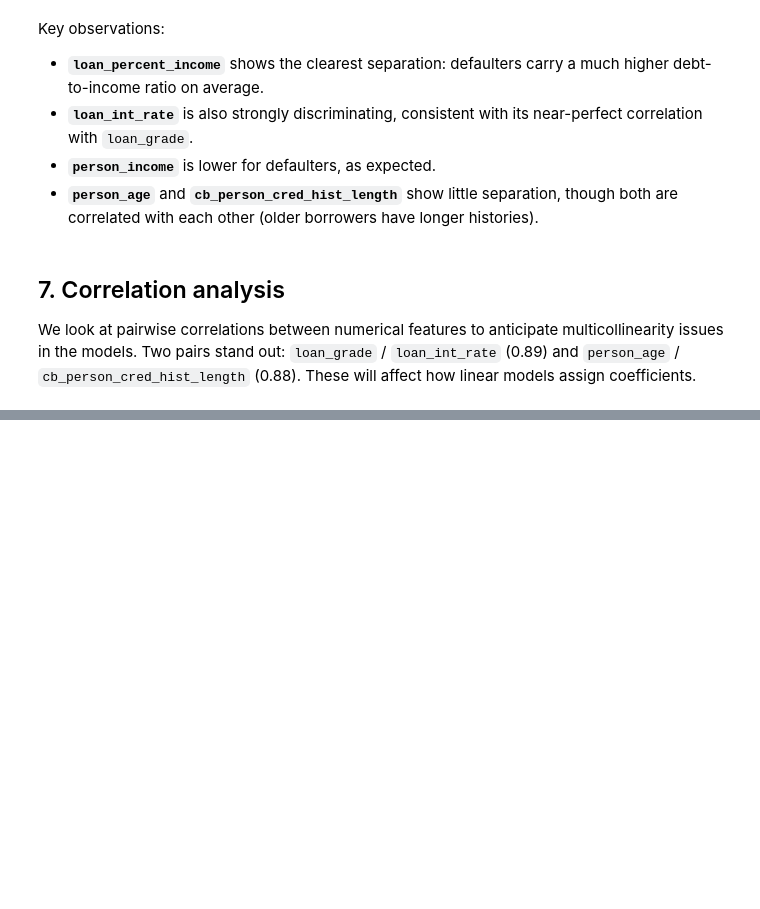
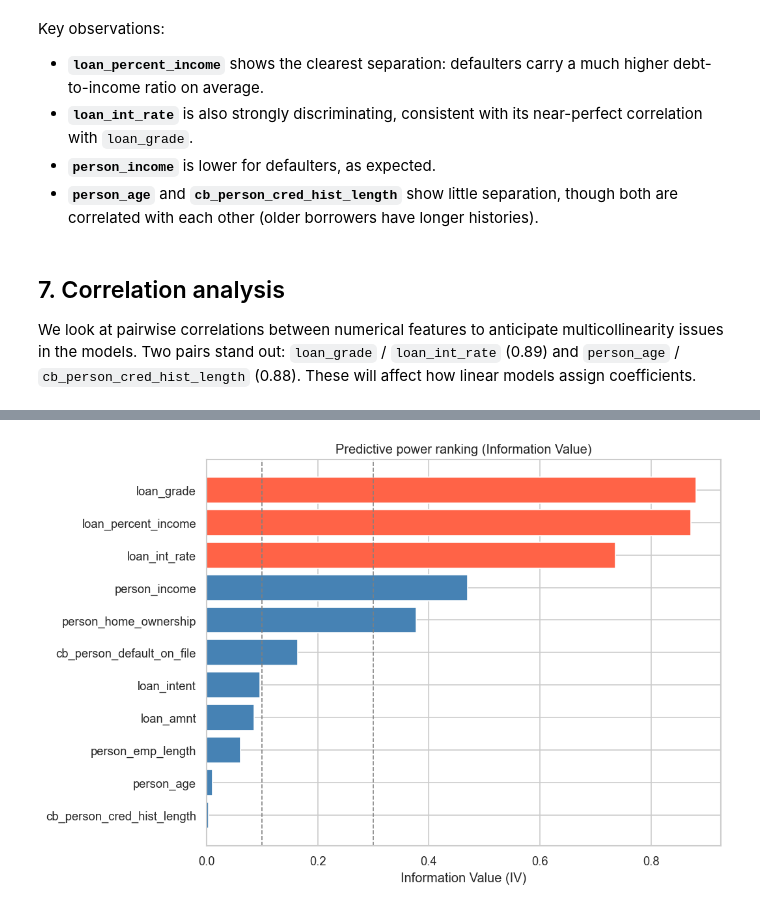
Before and after one commit to RedaAllab/credit-risk-classification, a Jupyter notebook: notebooks/credit_risk_eda.ipynb, the cells around one changed output, grey strips where cells are left out. Saved outputs shown, nothing was run; the diff lists cells and outputs as text; code cells hidden in the pictures; blank space fills up the shorter version.

```diff
--- a/notebooks/credit_risk_eda.ipynb
+++ b/notebooks/credit_risk_eda.ipynb
@@ -324,0 +369,16 @@ The main takeaways from this EDA:
+# %%
+cat_cols_raw = ['person_home_ownership', 'loan_intent', 'loan_grade', 'cb_person_default_on_file']
+
+rows = []
+for col in cat_cols_raw:
+    contingency = pd.crosstab(df[col], df['loan_status'])
+    chi2, p_value, dof, _ = stats.chi2_contingency(contingency)
+    n = contingency.sum().sum()
+    # Cramer's V as effect size: 0 = no association, 1 = perfect association
+    cramers_v = np.sqrt(chi2 / (n * (min(contingency.shape) - 1)))
+    rows.append({'Feature': col, 'p-value': p_value, "Effect size (Cramer's V)": cramers_v})
+
+df_cat_tests = pd.DataFrame(rows).sort_values("Effect size (Cramer's V)", ascending=False)
+df_cat_tests['p-value'] = df_cat_tests['p-value'].apply(lambda p: '<0.001' if p < 0.001 else f'{p:.3f}')
+print("Chi-square test: categorical features vs loan_status")
+print(df_cat_tests.round(3).to_string(index=False))
@@ -324,0 +481,13 @@ The main takeaways from this EDA:
+# %%
+fig, ax = plt.subplots(figsize=(9, 6))
+colors = ['tomato' if s.startswith('Suspiciously') else 'steelblue' for s in df_iv['Strength']]
+ax.barh(df_iv['Feature'][::-1], df_iv['IV'][::-1], color=colors[::-1])
+ax.set_xlabel('Information Value (IV)')
+ax.set_title('Predictive power ranking (Information Value)')
+ax.axvline(0.1, color='gray', linestyle='--', linewidth=1)
+ax.axvline(0.3, color='gray', linestyle='--', linewidth=1)
+plt.tight_layout()
+plt.savefig('information_value.png', dpi=150, bbox_inches='tight')
+plt.show()
+# %% [output]
+[figure, added]
```
Also changed, not shown: parts of 13 cells of this notebook, 3 other files.
